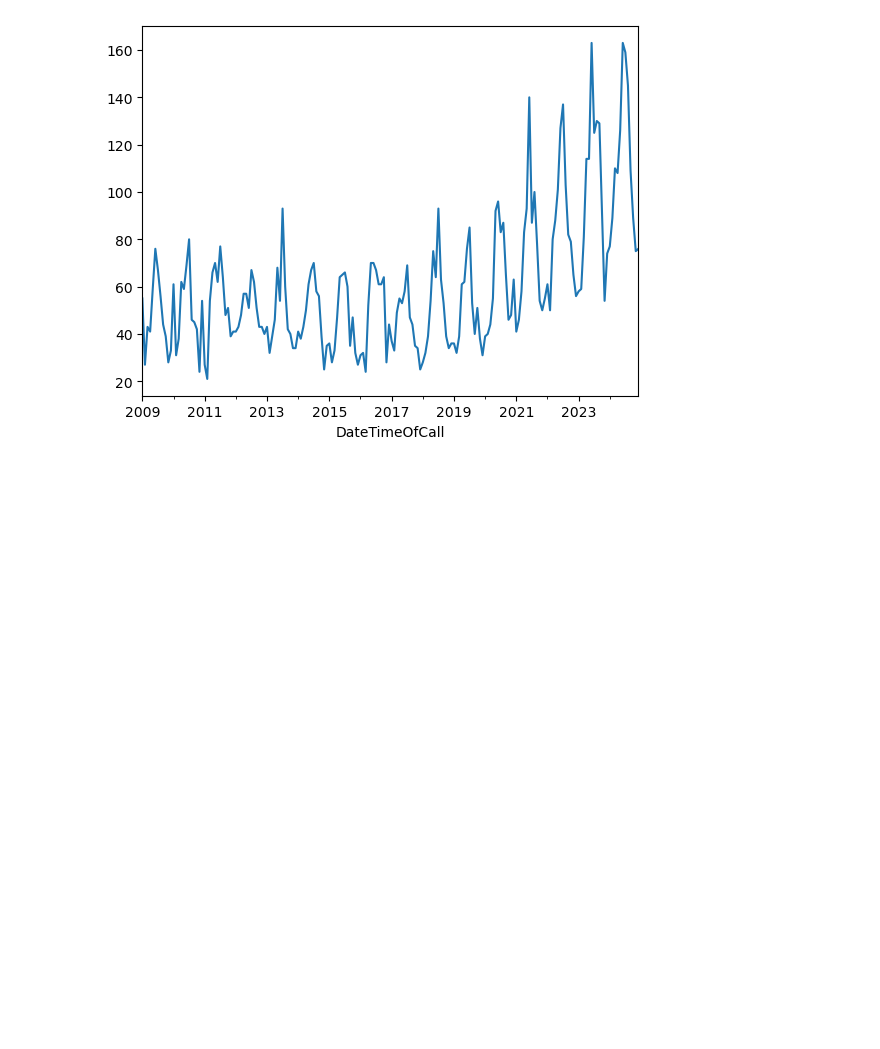
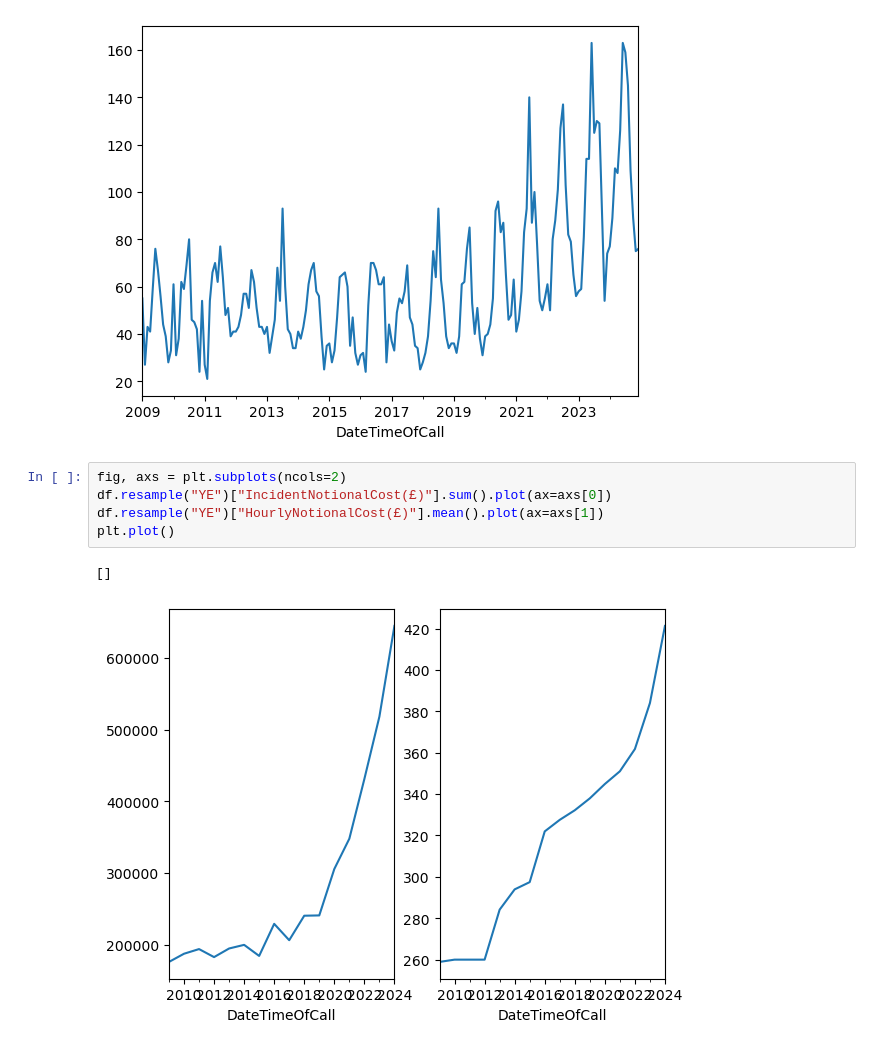
Before and after one commit to lkeegan/jupyter-data-exploration-live, a Jupyter notebook: part3.ipynb, the cells around one changed output. Saved outputs shown, nothing was run; the diff lists cells and outputs as text; blank space fills up the shorter version.

```diff
--- a/part3.ipynb
+++ b/part3.ipynb
@@ -96,3 +96,11 @@ df.resample("ME").CalYear.count().plot()
 # %% [output]
 <Axes: xlabel='DateTimeOfCall'>
 [figure]
+# %%
+fig, axs = plt.subplots(ncols=2)
+df.resample("YE")["IncidentNotionalCost(£)"].sum().plot(ax=axs[0])
+df.resample("YE")["HourlyNotionalCost(£)"].mean().plot(ax=axs[1])
+plt.plot()
+# %% [output]
+[]
+[figure, added]
```
Also changed, not shown: parts of 1 cell of this notebook.
